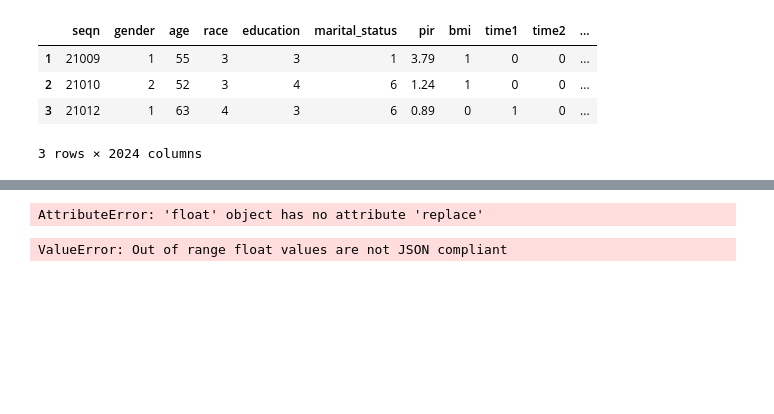
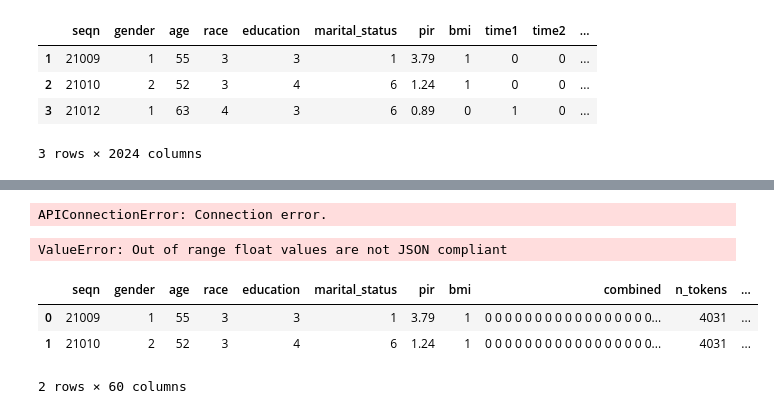
Before and after one commit to yousmni3269/embedding, a Jupyter notebook: 03_LLM_embedding.ipynb, the cells around one changed output, grey strips where cells are left out. Cells and saved outputs as stored; diff of their text form; code cells hidden in the pictures; blank space fills up the shorter version.

```diff
--- a/03_LLM_embedding.ipynb
+++ b/03_LLM_embedding.ipynb
@@ -85,7 +84,7 @@ max_tokens = 8191  # the maximum for text-embedding-3-small is 8191
 df_gpt=df.copy()
 df_gpt["embedding"] = df_gpt.combined.apply(lambda x: get_embedding(x, model=embedding_model))
 df_gpt = df_gpt[[col for col in df.columns if not col.startswith('n_tokens') and not col.startswith('Time')]]
-df_gpt.to_csv("E:/EntroLLM/data_wide_embedding_gpt1536.csv")
+df_gpt.to_csv("data/data_wide_embedding_gpt1536.csv")
 df_gpt.head(2)
 
 # reduced dimension
@@ -116,7 +115,7 @@ def batch_process(texts, batch_size=10):
     for i in range(0, n, batch_size):
         yield texts[i:i+batch_size]
 
-SEQN = df['SEQN'].tolist()
+SEQN = df['seqn'].tolist()
 batched_texts = list(batch_process(df['combined']))
 all_embeddings = []
 all_SEQN = []
@@ -133,22 +132,22 @@ norm_dim = normalize_l2(all_embeddings)
 
 # Create a dataframe from the normalized embeddings
 df_embeddings = pd.DataFrame(norm_dim)
-df_embeddings['SEQN'] = all_SEQN
+df_embeddings['seqn'] = all_SEQN
 
 # Reorder columns to have SEQN as the first column
 cols = df_embeddings.columns.tolist()
 cols = cols[-1:] + cols[:-1]
 df_embeddings = df_embeddings[cols]
 
-df_filtered = df.loc[:, ~df.columns.str.startswith('Time')]
+df_filtered = df.loc[:, ~df.columns.str.startswith('time')]
 
 # merge two dataset
-df_new = pd.merge(df_filtered, df_embeddings, on='SEQN', how='left')
+df_new = pd.merge(df_filtered, df_embeddings, on='seqn', how='left')
 
-df_new.to_csv('E:/EntroLLM/data_wide_embedding_gpt50.csv', index=False)
+df_new.to_csv('data/data_wide_embedding_gpt50.csv', index=False)
 df_new.head(2)
 # %% [output]
-AttributeError: 'float' object has no attribute 'replace'
+APIConnectionError: Connection error.
 # %%
 # GPT embedding modified
 
@@ -274,10 +273,10 @@ def get_bert_embeddings(text):
 df_bert=df.copy()
 df_bert["embedding"] = df_bert['combined'].apply(get_bert_embeddings)
 
-columns_to_drop = [col for col in df_bert.columns if col.startswith('n_tokens') or col.startswith('Time')]
+columns_to_drop = [col for col in df_bert.columns if col.startswith('n_tokens') or col.startswith('time')]
 df_bert = df_bert.drop(columns=columns_to_drop)
 
-df_bert.to_csv("E:/EntroLLM/data_wide_embedding_bert768.csv")
+df_bert.to_csv("data/data_wide_embedding_bert768.csv")
 df_bert.head(2)
 
 # reduce dimension
@@ -315,42 +314,47 @@ def batch_process(texts, batch_size=10):
     for i in range(0, n, batch_size):
         yield texts[i:i+batch_size]
 
-SEQN = df['SEQN'].tolist()
+SEQN = df['seqn'].tolist()
 batched_texts = list(batch_process(df['combined']))
 all_embeddings = []
 all_SEQN = []
 
 
 for batch in batched_texts:
     batch_embeddings = []
     for text in batch:
         embedding = get_bert_embeddings(text)
         batch_embeddings.append(embedding)
     all_embeddings.extend(batch_embeddings)
     start_index = len(all_SEQN)
     all_SEQN.extend(SEQN[start_index:start_index + len(batch)])
 
 
 # Convert all embeddings to numpy array and normalize
 all_embeddings = np.array(all_embeddings)
 norm_dim = normalize_l2(all_embeddings)
 
 # Create a dataframe from the normalized embeddings
 df_embeddings = pd.DataFrame(norm_dim)
-df_embeddings['SEQN'] = all_SEQN
+df_embeddings['seqn'] = all_SEQN
 
 # Reorder columns to have SEQN as the first column
 cols = df_embeddings.columns.tolist()
 cols = cols[-1:] + cols[:-1]
 df_embeddings = df_embeddings[cols]
 
-df_filtered = df.loc[:, ~df.columns.str.startswith('Time')]
+df_filtered = df.loc[:, ~df.columns.str.startswith('time')]
 
 # merge two dataset
-df_bert = pd.merge(df_filtered, df_embeddings, on='SEQN', how='left')
+df_bert = pd.merge(df_filtered, df_embeddings, on='seqn', how='left')
 
-df_bert.to_csv("E:/EntroLLM/data_wide_embedding_bert50.csv")
+df_bert.to_csv("data/data_wide_embedding_bert50.csv")
 df_bert.head(2)
+# %% [output]
+|  | seqn | gender | age | race | education | marital_status | pir | bmi | combined | n_tokens | ... |
+| 0 | 21009 | 1 | 55 | 3 | 3 | 1 | 3.79 | 1 | 0 0 0 0 0 0 0 0 0 0 0 0 0 0 0 0 0... | 4031 | ... |
+| 1 | 21010 | 2 | 52 | 3 | 4 | 6 | 1.24 | 1 | 0 0 0 0 0 0 0 0 0 0 0 0 0 0 0 0 0... | 4031 | ... |
+2 rows × 60 columns
 # %%
 ################### Cohere ##############################
 
```
Also changed, not shown: parts of 4 cells of this notebook, 3 other files.
